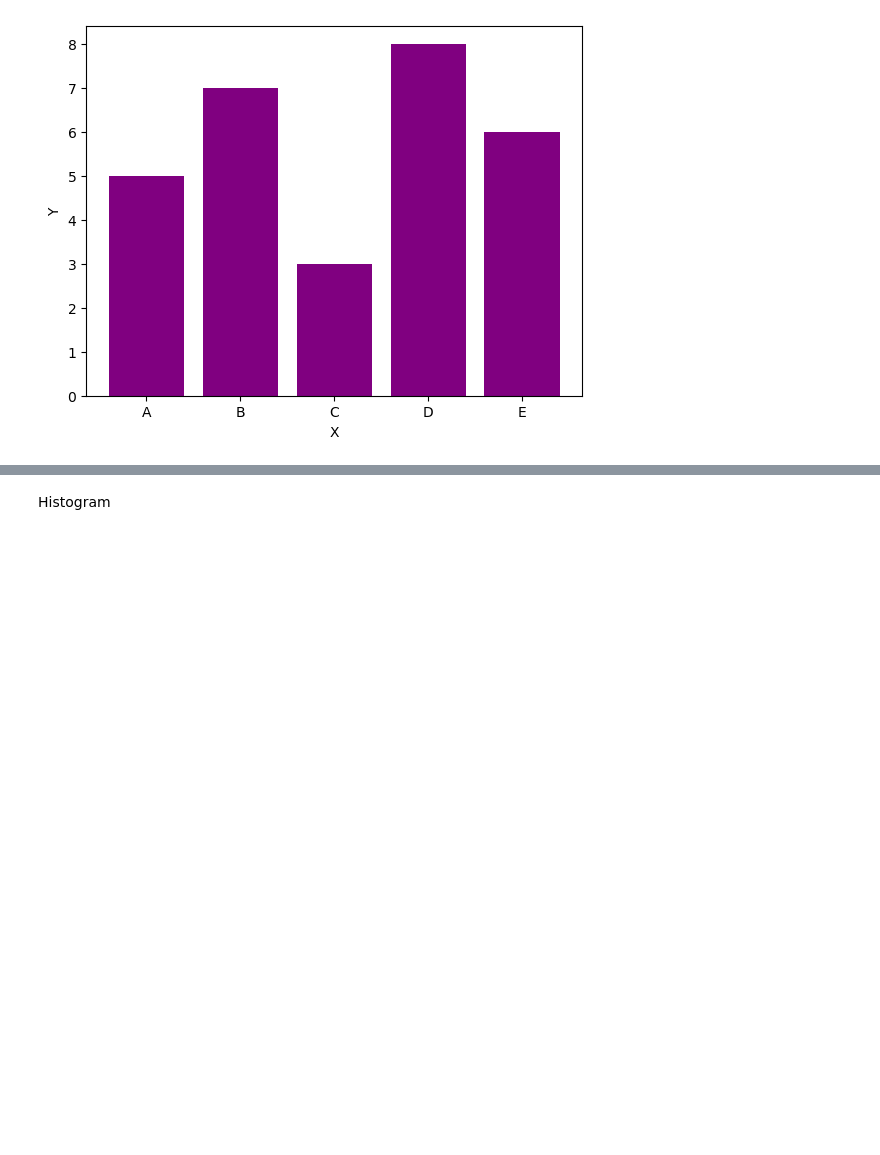
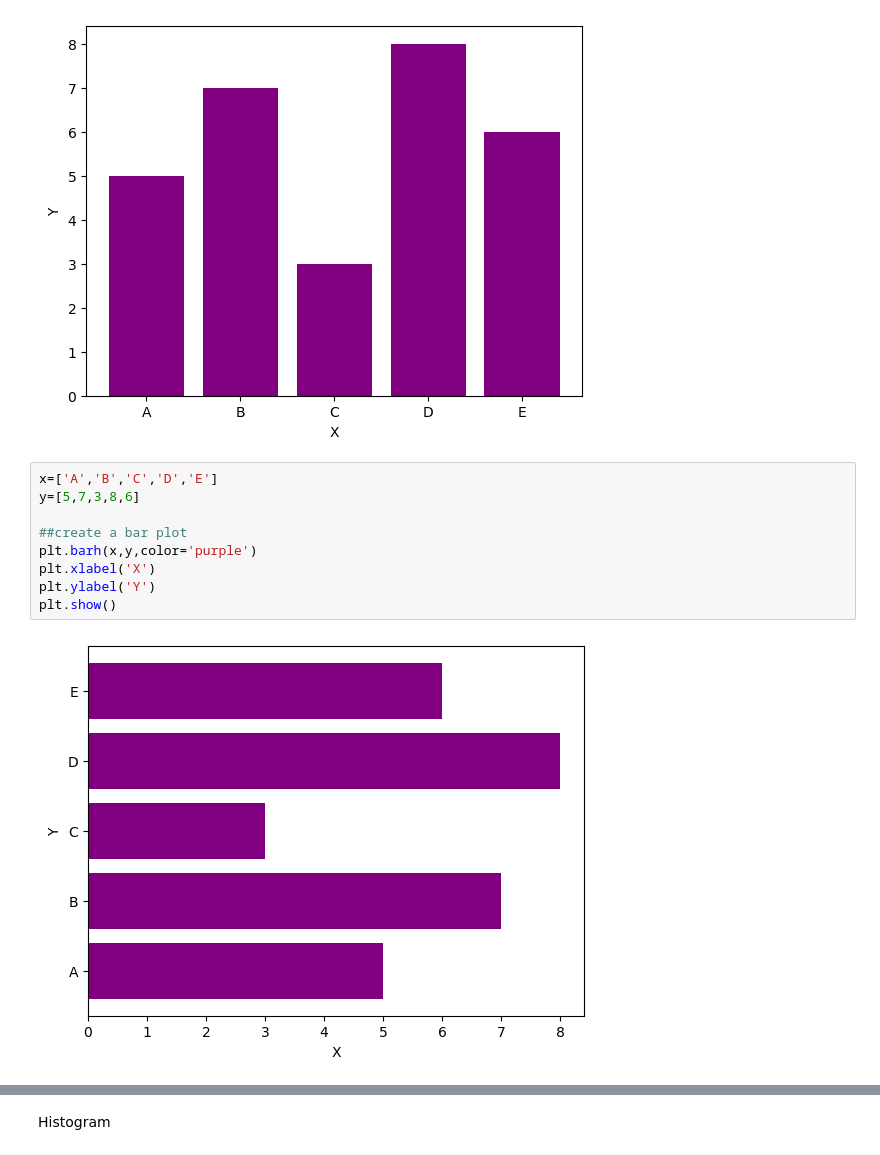
Before and after one commit to RaghuVamsi5546/Python_Libraries_Practice, a Jupyter notebook: matplotlib_practice.ipynb, the cells around one changed output, grey strips where cells are left out. Cells and saved outputs as stored; diff of their text form; blank space fills up the shorter version.

```diff
--- a/matplotlib_practice.ipynb
+++ b/matplotlib_practice.ipynb
@@ -87,3 +176,14 @@ plt.ylabel('Y')
 plt.show()
 # %% [output]
 [figure]
+# %%
+x=['A','B','C','D','E']
+y=[5,7,3,8,6]
+
+##create a bar plot
+plt.barh(x,y,color='purple')
+plt.xlabel('X')
+plt.ylabel('Y')
+plt.show()
+# %% [output]
+[figure, added]
```
Also changed, not shown: parts of 10 cells of this notebook, 1 other file.
